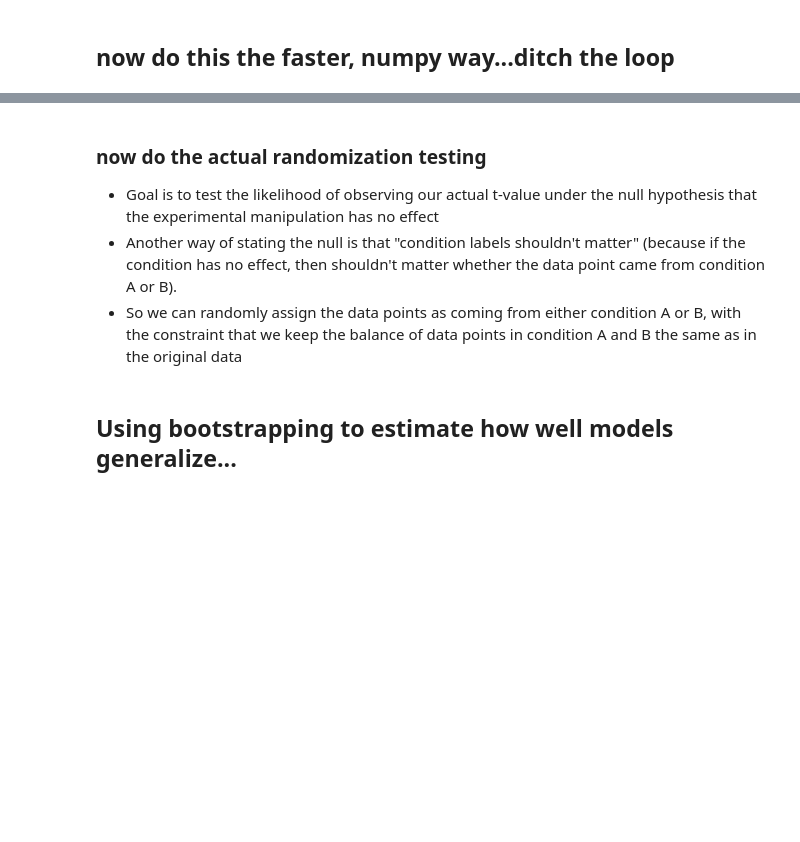
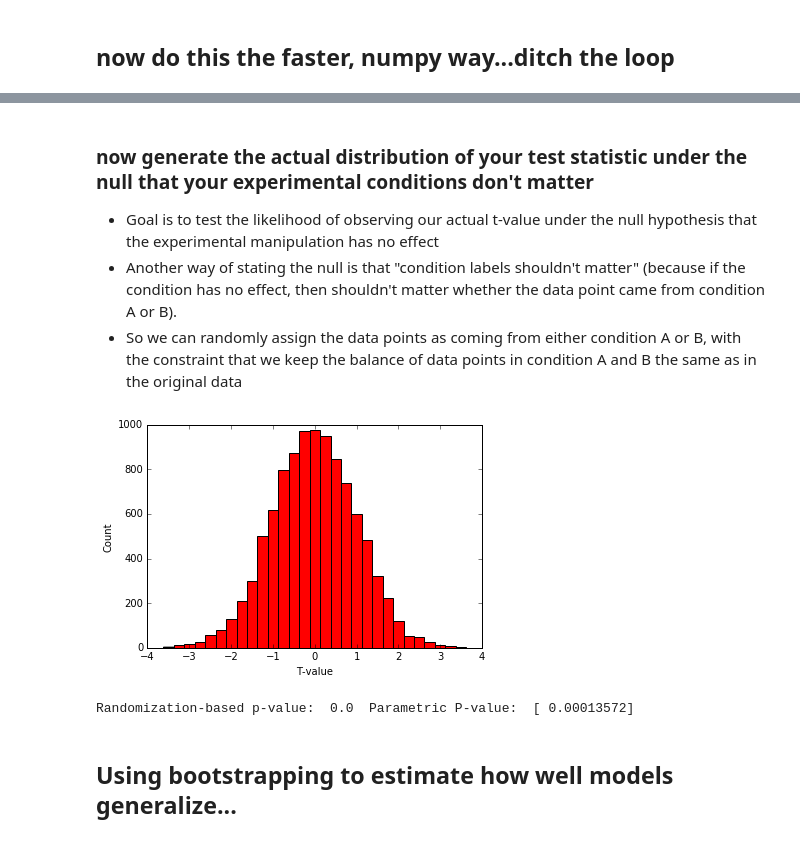
Before and after one commit to TimCSheehan/dev, a Jupyter notebook: Tutorial030_NonParametricStats.ipynb, the cells around one changed output, grey strips where cells are left out. Drawn from its saved outputs; the diff is of its cells as text; code cells hidden in the pictures; blank space fills up the shorter version.

```diff
--- a/Tutorial030_NonParametricStats.ipynb
+++ b/Tutorial030_NonParametricStats.ipynb
@@ -157,20 +143,42 @@ print(np.mean(study_t_val - tmp_tval.statistic))
 # %% [markdown]
-### now do the actual randomization testing
+### now generate the actual distribution of your test statistic under the null that your experimental conditions don't matter
 * Goal is to test the likelihood of observing our actual t-value under the null hypothesis that the experimental manipulation has no effect
 * Another way of stating the null is that "condition labels shouldn't matter" (because if the condition has no effect, then shouldn't matter whether the data point came from condition A or B).
 * So we can randomly assign the data points as coming from either condition A or B, with the constraint that we keep the balance of data points in condition A and B the same as in the original data
-# %%
-# how many times do we want to randomize the data and then eval our
-# test statistic again?
-num_randomizations = 1000
-
-# allocate a matrix to store the output
-rand_t = np.zeros(num_randomizations)
-
-# start a loop
-for i in np.arange(num_randomizations):
-
-
-    study_t_val = np.mean(d1-d2, axis=0) / (np.std(d1-d2, axis=0) / np.sqrt(N-1))
+# %%
+# how many times do we want to randomize the data and then eval our
+# test statistic again?
+num_randomizations = 10000
+
+# allocate a matrix to store the output
+rand_t = np.zeros(num_randomizations)
+
+# matrix to store our t-values under the null that condition labels don't matter
+null_t_val = np.zeros(num_randomizations)
+
+# start a loop to iterate over randomizations of condition labels
+for i in np.arange(num_randomizations):
+
+    # conceptualize the randomization as randomly changing the sign of the difference
+    # between each pair of entries in d1 and d2
+    # note: bonus points for figuring out one small flaw in this line of code...
+    rand_data = np.sign(np.random.rand(N,1)-.5) * (d1-d2)
+
+    null_t_val[i] = np.mean(rand_data, axis=0) / (np.std(rand_data, axis=0) / np.sqrt(N-1))
+
+#show the distribution of tvals under the null
+plt.hist(null_t_val, color='r', alpha=1, bins=30)
+plt.xlabel('T-value')
+plt.ylabel('Count')
+plt.show()
+
+# now print out our mean t-value under the null, and the associated pvalue
+# that is generated by comparing our observed t-value with the distribution
+# of tvalues under the null!
+rand_p_value = 2*(1-np.sum(study_t_val>null_t_val) / num_randomizations)
+print('Randomization-based p-value: ', rand_p_value, ' Parametric P-value: ', p_value)
+# %% [output]
+[figure, added]
+Randomization-based p-value:  0.0  Parametric P-value:  [ 0.00013572]
 # %% [markdown]
 ## Using bootstrapping to estimate how well models generalize...
```
Also changed, not shown: parts of 9 cells of this notebook.
